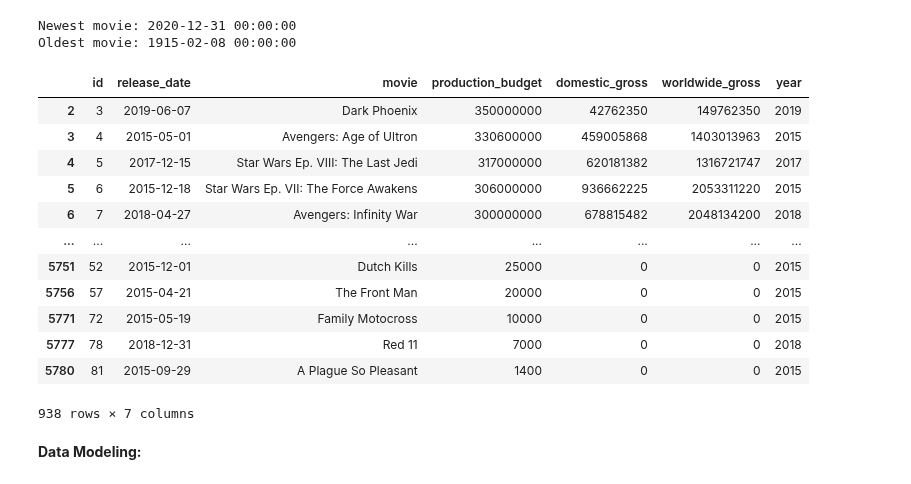
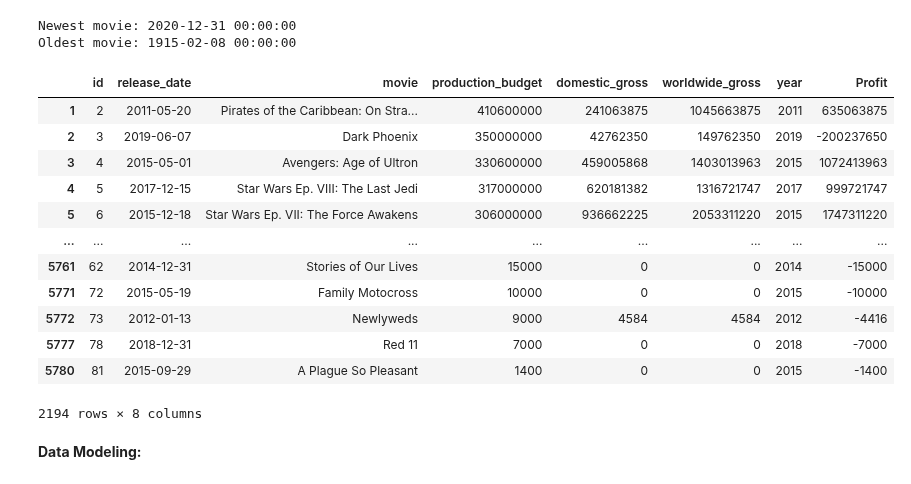
Before and after one commit to epradojr/Microsoft-Movie-Studio-Business-Proposition, a Jupyter notebook: Phase1-Project-Hatice.ipynb, the cells around one changed output. Saved outputs shown, nothing was run; the diff lists cells and outputs as text; code cells hidden in the pictures.

```diff
--- a/Phase1-Project-Hatice.ipynb
+++ b/Phase1-Project-Hatice.ipynb
@@ -179,22 +180,22 @@ df_budget['year'] = pd.DatetimeIndex(df_budget['release_date']).year
 # %%
 # Since the analysis is on the films that are currently doing the best at the box office,
 # I wanted to extract the top grossing movies worldwide for the last 5 years.
-last_5years = df_budget[(df_budget['year'] >= 2015)]
-last_5years
+last_10years = df_budget[(df_budget['year'] >= 2010)]
+last_10years
 # %% [output]
-|  | id | release_date | movie | production_budget | domestic_gross | worldwide_gross | year |
-| 2 | 3 | 2019-06-07 | Dark Phoenix | 350000000 | 42762350 | 149762350 | 2019 |
-| 3 | 4 | 2015-05-01 | Avengers: Age of Ultron | 330600000 | 459005868 | 1403013963 | 2015 |
-| 4 | 5 | 2017-12-15 | Star Wars Ep. VIII: The Last Jedi | 317000000 | 620181382 | 1316721747 | 2017 |
-| 5 | 6 | 2015-12-18 | Star Wars Ep. VII: The Force Awakens | 306000000 | 936662225 | 2053311220 | 2015 |
-| 6 | 7 | 2018-04-27 | Avengers: Infinity War | 300000000 | 678815482 | 2048134200 | 2018 |
-| ... | ... | ... | ... | ... | ... | ... | ... |
-| 5751 | 52 | 2015-12-01 | Dutch Kills | 25000 | 0 | 0 | 2015 |
-| 5756 | 57 | 2015-04-21 | The Front Man | 20000 | 0 | 0 | 2015 |
-| 5771 | 72 | 2015-05-19 | Family Motocross | 10000 | 0 | 0 | 2015 |
-| 5777 | 78 | 2018-12-31 | Red 11 | 7000 | 0 | 0 | 2018 |
-| 5780 | 81 | 2015-09-29 | A Plague So Pleasant | 1400 | 0 | 0 | 2015 |
+|  | id | release_date | movie | production_budget | domestic_gross | worldwide_gross | year | Profit |
+| 1 | 2 | 2011-05-20 | Pirates of the Caribbean: On Stra... | 410600000 | 241063875 | 1045663875 | 2011 | 635063875 |
+| 2 | 3 | 2019-06-07 | Dark Phoenix | 350000000 | 42762350 | 149762350 | 2019 | -200237650 |
+| 3 | 4 | 2015-05-01 | Avengers: Age of Ultron | 330600000 | 459005868 | 1403013963 | 2015 | 1072413963 |
+| 4 | 5 | 2017-12-15 | Star Wars Ep. VIII: The Last Jedi | 317000000 | 620181382 | 1316721747 | 2017 | 999721747 |
+| 5 | 6 | 2015-12-18 | Star Wars Ep. VII: The Force Awakens | 306000000 | 936662225 | 2053311220 | 2015 | 1747311220 |
+| ... | ... | ... | ... | ... | ... | ... | ... | ... |
+| 5761 | 62 | 2014-12-31 | Stories of Our Lives | 15000 | 0 | 0 | 2014 | -15000 |
+| 5771 | 72 | 2015-05-19 | Family Motocross | 10000 | 0 | 0 | 2015 | -10000 |
+| 5772 | 73 | 2012-01-13 | Newlyweds | 9000 | 4584 | 4584 | 2012 | -4416 |
+| 5777 | 78 | 2018-12-31 | Red 11 | 7000 | 0 | 0 | 2018 | -7000 |
+| 5780 | 81 | 2015-09-29 | A Plague So Pleasant | 1400 | 0 | 0 | 2015 | -1400 |
-938 rows × 7 columns
+2194 rows × 8 columns
 # %% [markdown]
 **Data Modeling:**
 # %% [markdown]
```
Also changed, not shown: parts of 22 cells of this notebook, 4 other files.
